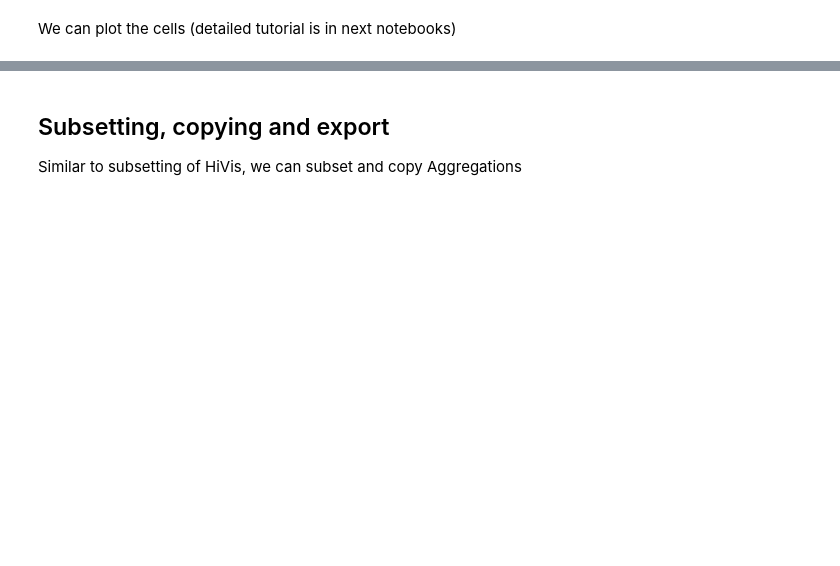
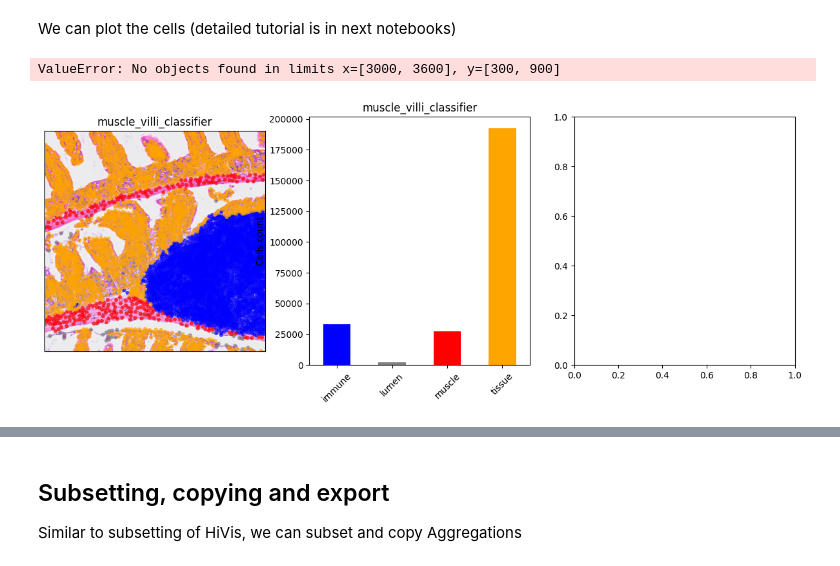
Before and after one commit to roynov01/HiVis, a Jupyter notebook: tutorials/3_single-cell_aggregation.ipynb, the cells around one changed output, grey strips where cells are left out. Saved outputs shown, nothing was run; the diff lists cells and outputs as text; code cells hidden in the pictures; blank space fills up the shorter version.

Commit message:
Updated docs and added tutorial notebooks
Added the plotting methods to the docs

```diff
--- a/tutorials/3_single-cell_aggregation.ipynb
+++ b/tutorials/3_single-cell_aggregation.ipynb
@@ -52,10 +82,12 @@ si_subset.agg["SC"].viz
 # %% [markdown]
 We can plot the cells (detailed tutorial is in next notebooks)
 # %%
-fig, axes = plt.subplots(1, 3, figsize=(15, 5))
+fig, axes = plt.subplots(1, 2, figsize=(10, 5))
 colors = {"immune":"blue", "lumen":"gray", "muscle":"red", "tissue":"orange"}
-si_subset.agg["SC"].plot.spatial("muscle_villi_classifier", xlim=[3000,3600], ylim=[300,900], ax=axes[0], cmap=colors, legend=False, alpha=0.7, axis_labels=False,size=20)
-si_subset.agg["SC"].plot.hist("muscle_villi_classifier", ax=axes[1], cmap=colors, ylab="Cells count")
-si_subset.agg["SC"].plot.cells("muscle_villi_classifier", xlim=[3000,3600], ylim=[300,900], ax=axes[2],alpha=0.7, axis_labels=False, cmap=colors)
+si.agg["SC"].plot.spatial("muscle_villi_classifier", xlim=[3000,3600], ylim=[300,900], ax=axes[0], cmap=colors, legend=False, alpha=0.7, axis_labels=False,size=20)
+si.agg["SC"].plot.cells("muscle_villi_classifier", xlim=[3000,3600], ylim=[300,900], ax=axes[2],alpha=0.7, axis_labels=False, cmap=colors)
 plt.tight_layout()
+# %% [output]
+ValueError: No objects found in limits x=[3000, 3600], y=[300, 900]
+[figure, added]
 # %% [markdown]
```
Also changed, not shown: parts of 22 cells of this notebook, 5 other files.
